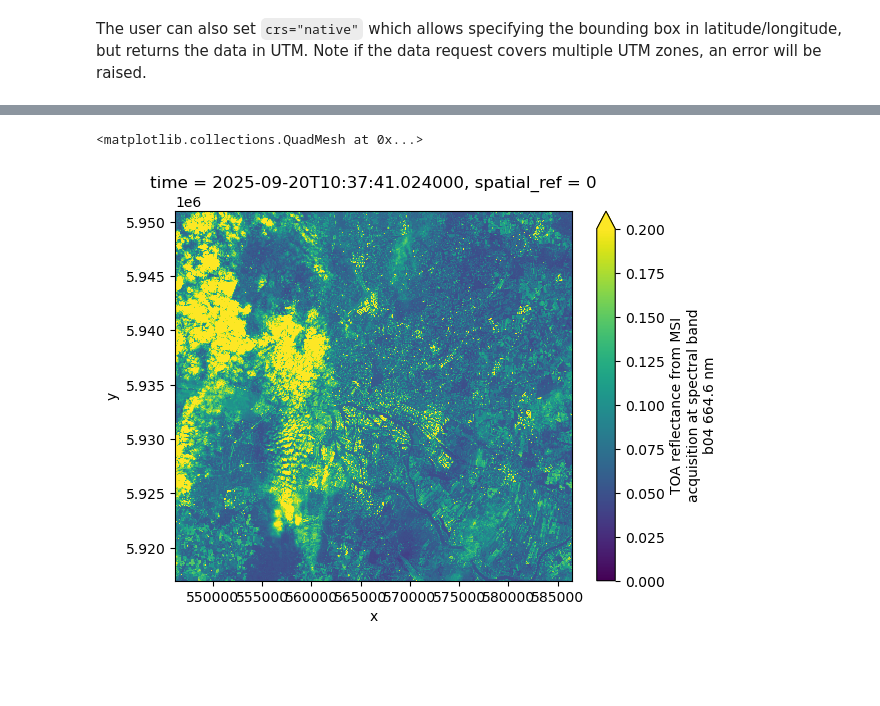
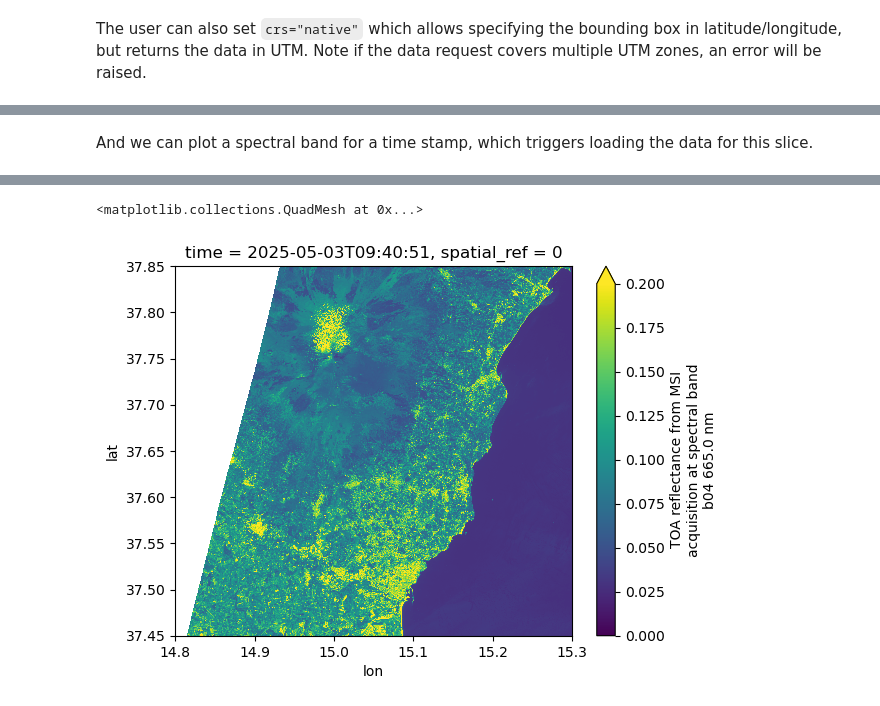
Before and after one commit to EOPF-Sample-Service/xcube-eopf, a Jupyter notebook: examples/sentinel_2.ipynb, the cells around one changed output, grey strips where cells are left out. Cells and saved outputs as stored; diff of their text form; code cells hidden in the pictures; blank space fills up the shorter version.

```diff
--- a/examples/sentinel_2.ipynb
+++ b/examples/sentinel_2.ipynb
@@ -47,6 +86,6 @@ We now want to generate a data cube from the Sentinel-2 L2A product. We therefor
 # %%
-bbox = [9.7, 53.4, 10.3, 53.7]
-crs_utm = "EPSG:32632"
+bbox = [14.8, 37.45, 15.3, 37.85]
+crs_utm = "EPSG:32633"
 bbox_utm = reproject_bbox(bbox, "EPSG:4326", crs_utm)
 # %%
 %%time
@@ -339,11 +478,9 @@ We now want to generate a similar data cube from the Sentinel-2 L1C product. We
 %%time
 ds = store.open_data(
     data_id="sentinel-2-l1c",
-    bbox=bbox_utm,
-    time_range=["2025-09-20", "2025-09-27"],
-    spatial_res=10,
-    crs=crs_utm,
-    variables=["b02", "b03", "b04"],
+    bbox=bbox,
+    time_range=["2025-05-01", "2025-05-07"],
+    spatial_res=20 / 111320,  # meters converted to degrees (approx.)
 )
 ds
 # %% [output]
@@ -409,4 +506,6 @@ xcube_eopf_version :
+# %% [markdown]
+And we can plot a spectral band for a time stamp, which triggers loading the data for this slice.
 # %%
 %%time
-ds.b04.isel(time=0)[::10, ::10].plot(vmin=0, vmax=0.2)
+ds.b04.isel(time=1).plot(vmin=0, vmax=0.2)
 # %% [output]
@@ -415,2 +514,2 @@ Wall time: 32.3 s
 <matplotlib.collections.QuadMesh at 0x...>
-[figure, old version]
+[figure, new version]
```
Also changed, not shown: parts of 32 cells of this notebook, 4 other files.
